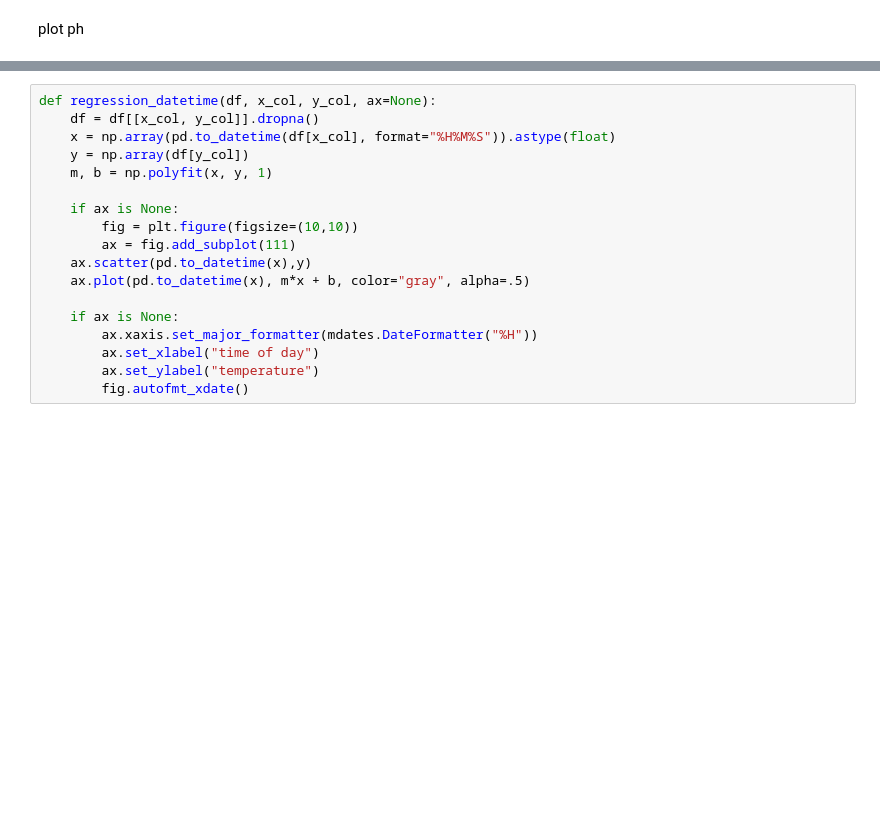
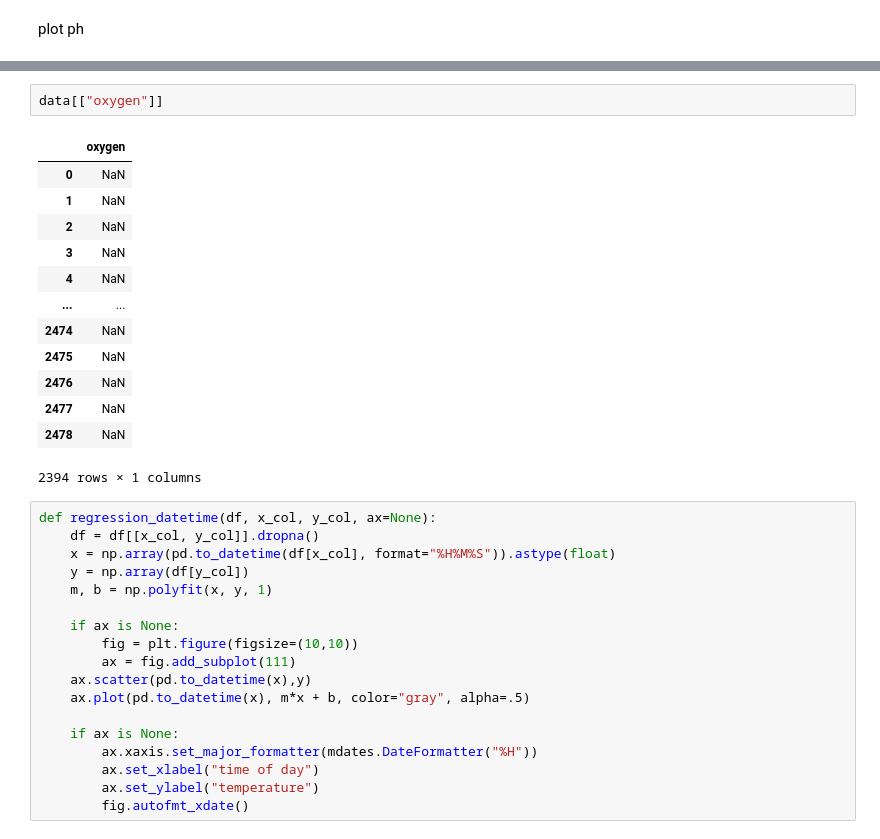
Before and after one commit to flo-schu/peek, a Jupyter notebook: scripts/physicochemical.ipynb, the cells around one changed output, grey strips where cells are left out. Drawn from its saved outputs; the diff is of its cells as text; blank space fills up the shorter version.

```diff
--- a/scripts/physicochemical.ipynb
+++ b/scripts/physicochemical.ipynb
@@ -160,3 +160,19 @@ plt.show()
+# %%
+data[["oxygen"]]
+# %% [output]
+|  | oxygen |
+| 0 | NaN |
+| 1 | NaN |
+| 2 | NaN |
+| 3 | NaN |
+| 4 | NaN |
+| ... | ... |
+| 2474 | NaN |
+| 2475 | NaN |
+| 2476 | NaN |
+| 2477 | NaN |
+| 2478 | NaN |
+2394 rows × 1 columns
 # %%
 def regression_datetime(df, x_col, y_col, ax=None):
     df = df[[x_col, y_col]].dropna()
```
Also changed, not shown: parts of 8 cells of this notebook, 3 other files.
